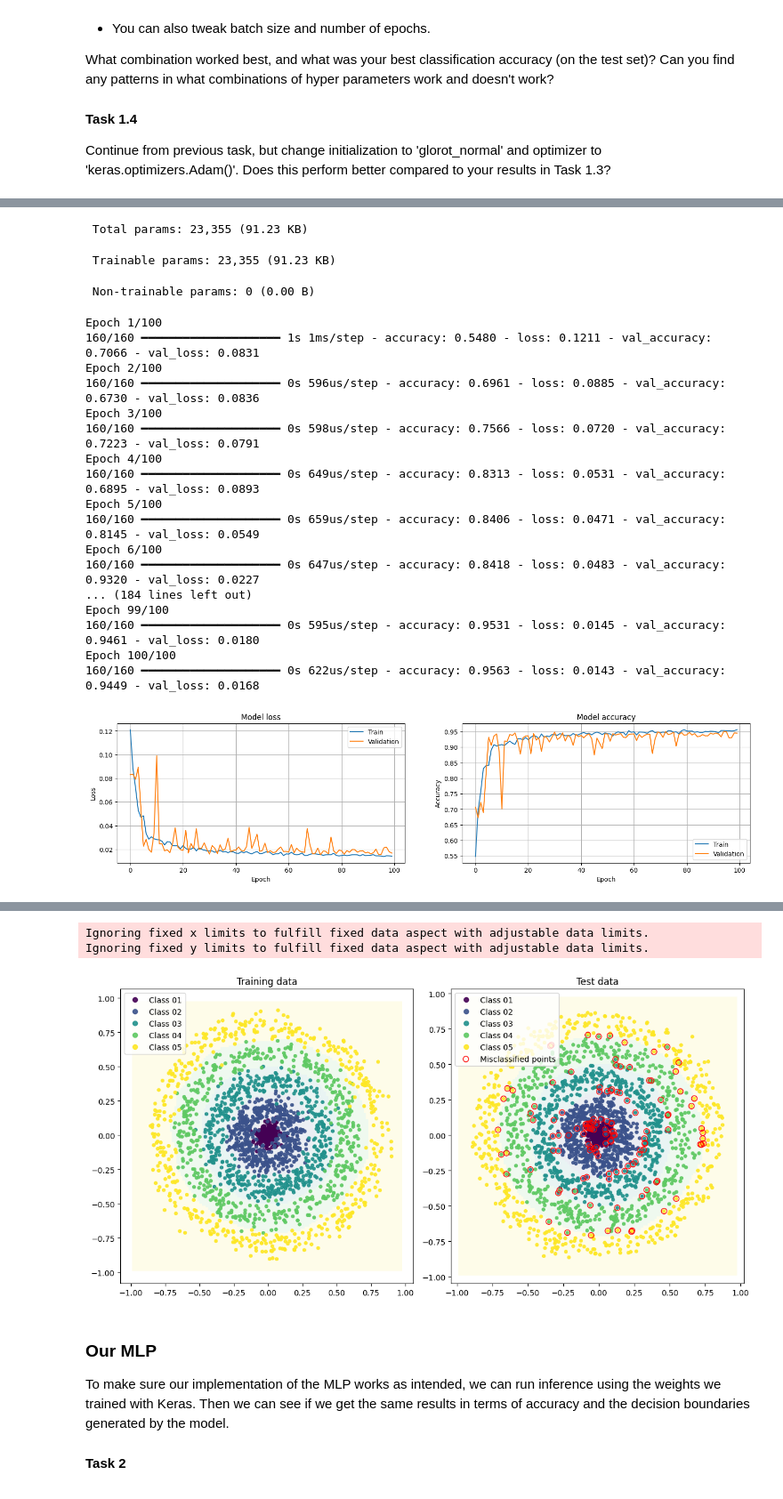
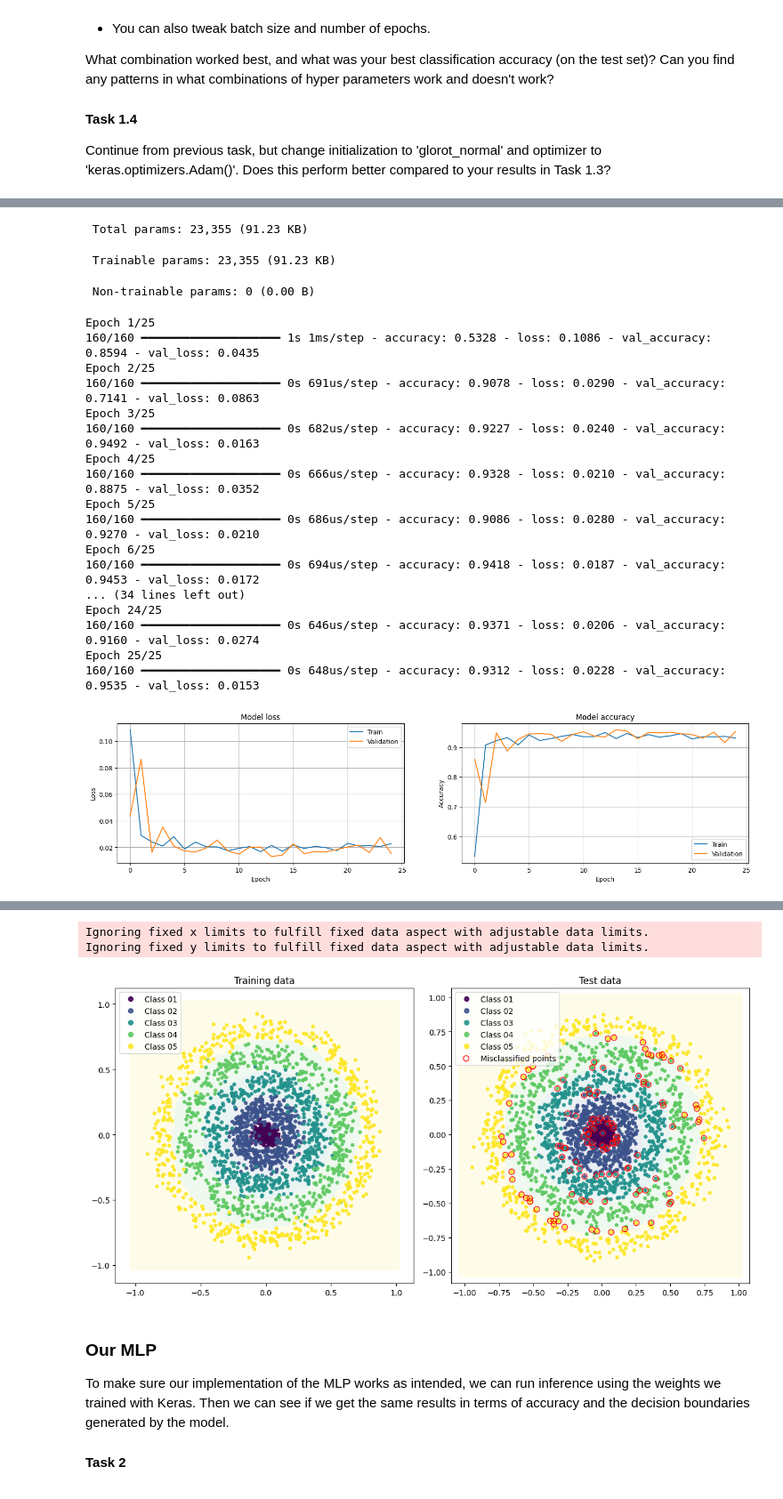
Before and after one commit to Djurson/TNM112, a Jupyter notebook: Lab1/lab01.ipynb, the cells around one changed output, grey strips where cells are left out. Shown at 89% size. Saved outputs shown, nothing was run; the diff lists cells and outputs as text; code cells hidden in the pictures.

```diff
--- a/Lab1/lab01.ipynb
+++ b/Lab1/lab01.ipynb
@@ -73,11 +73,13 @@ data.generate(dataset='polar', N_train=512, N_test=512, K=5, sigma=0.05) # Task
 hidden_layers = 10     # The number of hidden layers in the network (total number of layers will be L=hidden_layers+1)
 layer_width = 50       # The number of neurons in each hidden layer
 activation = 'relu' # Activation function of hidden layers
-init = keras.initializers.RandomNormal(mean=0.01, stddev=0.2) # Initialization method (starting point for the optimization)
-epochs = 100           # Number of epochs for the training
+# init = keras.initializers.RandomNormal(mean=0.01, stddev=0.3) # Initialization method (starting point for the optimization)
+init = keras.initializers.glorot_normal()
+epochs = 25           # Number of epochs for the training
 batch_size = 16      # Batch size to use in training
 loss = keras.losses.MeanSquaredError() # Loss function
-opt = keras.optimizers.SGD(learning_rate=0.1, momentum=0.3) # Optimizer
+# opt = keras.optimizers.SGD(learning_rate=0.1, momentum=0.5) # Optimizer
+opt = keras.optimizers.Adam()
 
 # The Keras MLP model
 model_k = keras_mlp.KerasMLP(data, verbose=True)
@@ -129,22 +131,22 @@ Model: "sequential"
  Total params: 23,355 (91.23 KB)
  Trainable params: 23,355 (91.23 KB)
  Non-trainable params: 0 (0.00 B)
-Epoch 1/100
-160/160 ━━━━━━━━━━━━━━━━━━━━ 1s 1ms/step - accuracy: 0.5480 - loss: 0.1211 - val_accuracy: 0.7066 - val_loss: 0.0831
-Epoch 2/100
-160/160 ━━━━━━━━━━━━━━━━━━━━ 0s 596us/step - accuracy: 0.6961 - loss: 0.0885 - val_accuracy: 0.6730 - val_loss: 0.0836
-Epoch 3/100
-160/160 ━━━━━━━━━━━━━━━━━━━━ 0s 598us/step - accuracy: 0.7566 - loss: 0.0720 - val_accuracy: 0.7223 - val_loss: 0.0791
-Epoch 4/100
-160/160 ━━━━━━━━━━━━━━━━━━━━ 0s 649us/step - accuracy: 0.8313 - loss: 0.0531 - val_accuracy: 0.6895 - val_loss: 0.0893
-Epoch 5/100
-160/160 ━━━━━━━━━━━━━━━━━━━━ 0s 659us/step - accuracy: 0.8406 - loss: 0.0471 - val_accuracy: 0.8145 - val_loss: 0.0549
-Epoch 6/100
-160/160 ━━━━━━━━━━━━━━━━━━━━ 0s 647us/step - accuracy: 0.8418 - loss: 0.0483 - val_accuracy: 0.9320 - val_loss: 0.0227
-... (184 lines left out)
-Epoch 99/100
-160/160 ━━━━━━━━━━━━━━━━━━━━ 0s 595us/step - accuracy: 0.9531 - loss: 0.0145 - val_accuracy: 0.9461 - val_loss: 0.0180
-Epoch 100/100
-160/160 ━━━━━━━━━━━━━━━━━━━━ 0s 622us/step - accuracy: 0.9563 - loss: 0.0143 - val_accuracy: 0.9449 - val_loss: 0.0168
+Epoch 1/25
+160/160 ━━━━━━━━━━━━━━━━━━━━ 1s 1ms/step - accuracy: 0.5328 - loss: 0.1086 - val_accuracy: 0.8594 - val_loss: 0.0435
+Epoch 2/25
+160/160 ━━━━━━━━━━━━━━━━━━━━ 0s 691us/step - accuracy: 0.9078 - loss: 0.0290 - val_accuracy: 0.7141 - val_loss: 0.0863
+Epoch 3/25
+160/160 ━━━━━━━━━━━━━━━━━━━━ 0s 682us/step - accuracy: 0.9227 - loss: 0.0240 - val_accuracy: 0.9492 - val_loss: 0.0163
+Epoch 4/25
+160/160 ━━━━━━━━━━━━━━━━━━━━ 0s 666us/step - accuracy: 0.9328 - loss: 0.0210 - val_accuracy: 0.8875 - val_loss: 0.0352
+Epoch 5/25
+160/160 ━━━━━━━━━━━━━━━━━━━━ 0s 686us/step - accuracy: 0.9086 - loss: 0.0280 - val_accuracy: 0.9270 - val_loss: 0.0210
+Epoch 6/25
+160/160 ━━━━━━━━━━━━━━━━━━━━ 0s 694us/step - accuracy: 0.9418 - loss: 0.0187 - val_accuracy: 0.9453 - val_loss: 0.0172
+... (34 lines left out)
+Epoch 24/25
+160/160 ━━━━━━━━━━━━━━━━━━━━ 0s 646us/step - accuracy: 0.9371 - loss: 0.0206 - val_accuracy: 0.9160 - val_loss: 0.0274
+Epoch 25/25
+160/160 ━━━━━━━━━━━━━━━━━━━━ 0s 648us/step - accuracy: 0.9312 - loss: 0.0228 - val_accuracy: 0.9535 - val_loss: 0.0153
-[figure, old version]
+[figure, new version]
 Model performance:
@@ -158,7 +160,7 @@ Model performance:
 512/512 ━━━━━━━━━━━━━━━━━━━━ 0s 177us/step
 Ignoring fixed x limits to fulfill fixed data aspect with adjustable data limits.
 Ignoring fixed y limits to fulfill fixed data aspect with adjustable data limits.
-[figure, old version]
+[figure, new version]
 # %% [markdown]
 ### Our MLP
 To make sure our implementation of the MLP works as intended, we can run inference using the weights we trained with Keras. Then we can see if we get the same results in terms of accuracy and the decision boundaries generated by the model.
```
Also changed, not shown: parts of 3 cells of this notebook, 15 other files.
